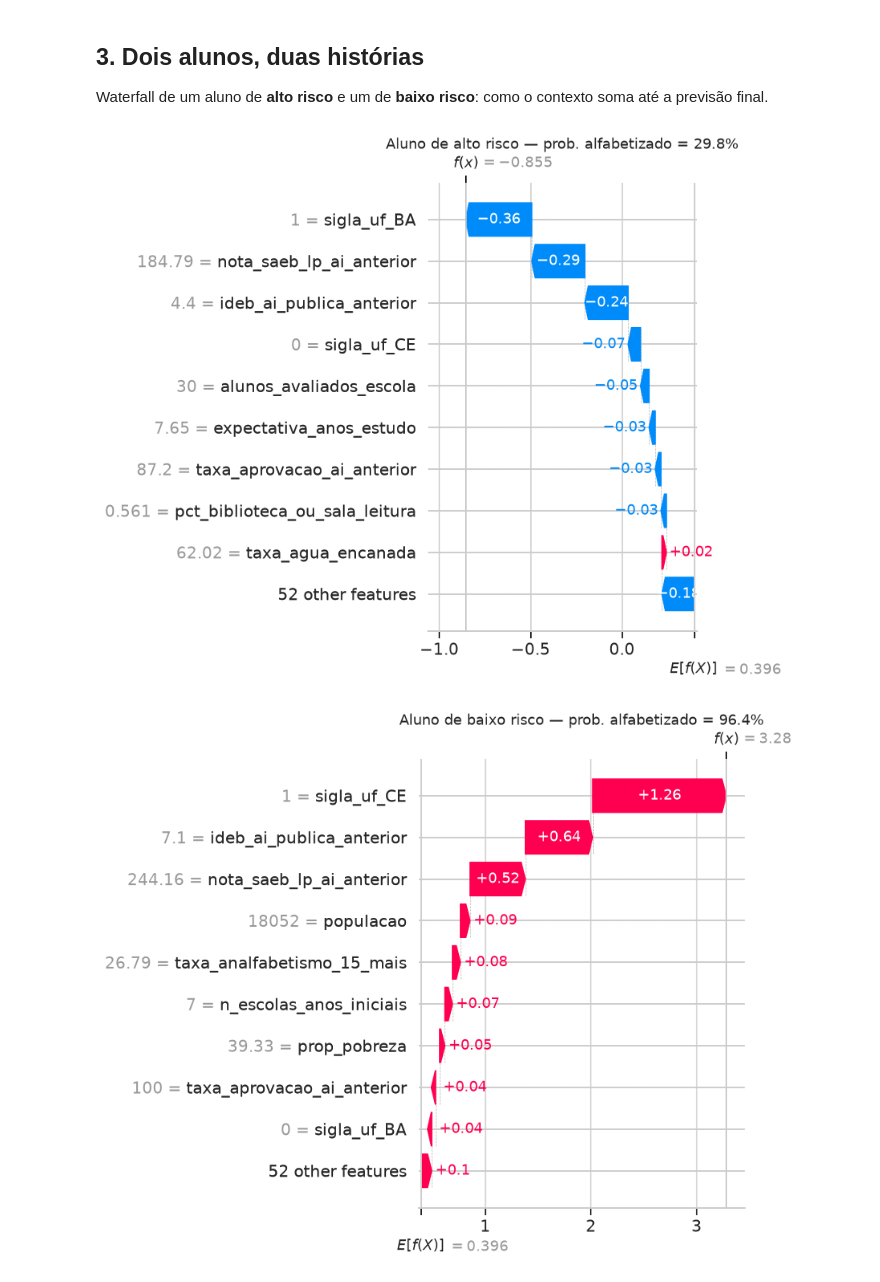
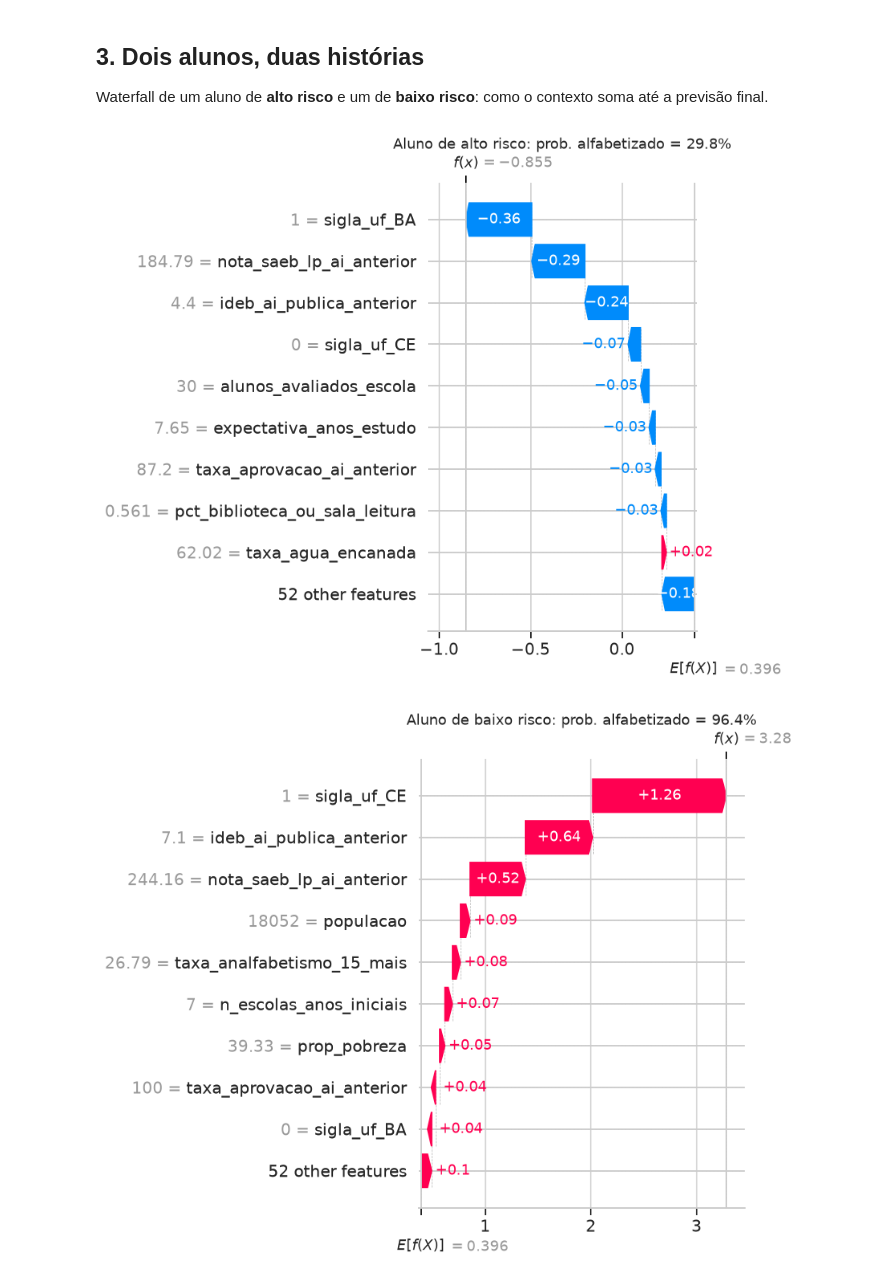
Before and after one commit to LucaOliveiraPrado/tech-challenge-fase3, a Jupyter notebook: notebooks/03_interpretabilidade.ipynb, the cells around one changed output. Saved outputs shown, nothing was run; the diff lists cells and outputs as text; code cells hidden in the pictures.

```diff
--- a/notebooks/03_interpretabilidade.ipynb
+++ b/notebooks/03_interpretabilidade.ipynb
@@ -115,19 +115,19 @@ soma até a previsão final.
 # %%
 probs = modelo.predict_proba(amostra[ALL_FEATURES])[:, 1]
 i_risco = int(np.argsort(probs)[len(probs) // 100])          # percentil 1 (alto risco)
 i_ok = int(np.argsort(probs)[-len(probs) // 100])            # percentil 99 (baixo risco)
 for i, rotulo in [(i_risco, "alto_risco"), (i_ok, "baixo_risco")]:
     ex = shap.Explanation(values=valores[i], base_values=(
         sv.base_values[i] if np.ndim(sv.base_values) == 1 else sv.base_values[i, 1]),
         data=Xs_dense.iloc[i], feature_names=list(nomes))
     shap.plots.waterfall(ex, max_display=10, show=False)
-    plt.title(f"Aluno de {rotulo.replace('_', ' ')} — prob. alfabetizado = {probs[i]:.1%}")
+    plt.title(f"Aluno de {rotulo.replace('_', ' ')}: prob. alfabetizado = {probs[i]:.1%}")
     plt.tight_layout()
     plt.savefig(IMG / f"interp_waterfall_{rotulo}.png", bbox_inches="tight")
     plt.show()
 # %% [output]
-[figure, old version]
+[figure, new version]
-[figure, old version]
+[figure, new version]
 # %% [markdown]
 ## 4. Tradução para o gestor público
 
```
Also changed, not shown: parts of 6 cells of this notebook, 17 other files.
